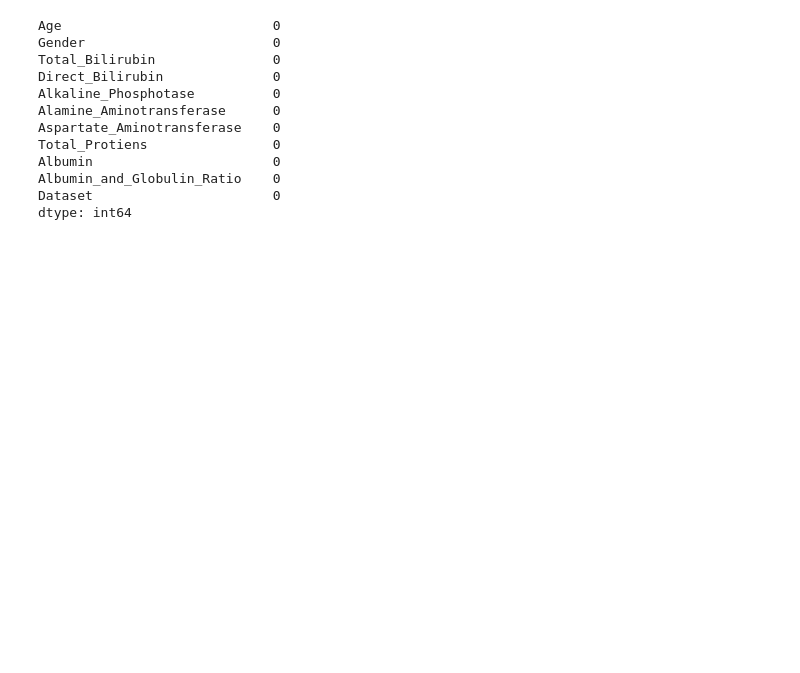
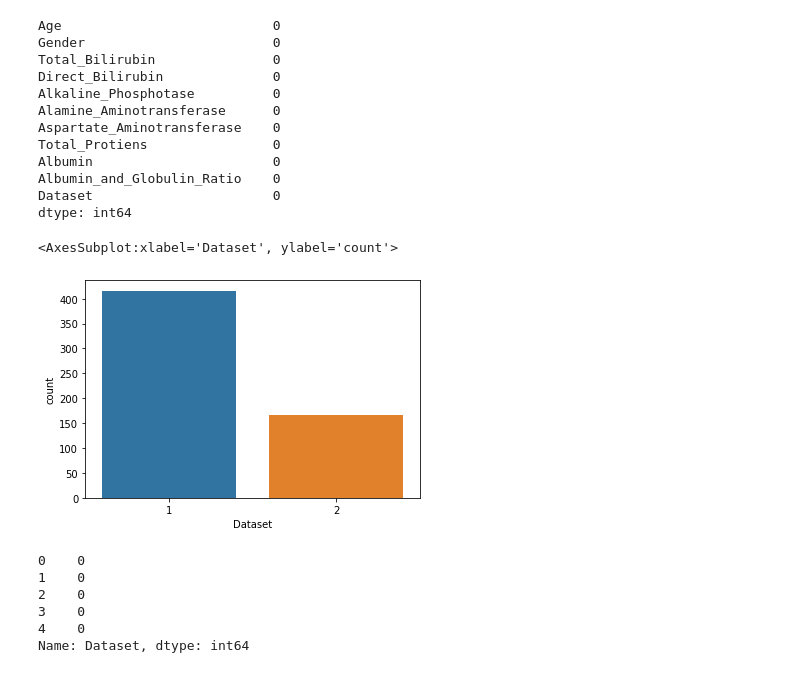
Before and after one commit to rootReb0rn/iMedic, a Jupyter notebook: Train/Train_Liver.ipynb, the cells around one changed output. Cells and saved outputs as stored; diff of their text form; code cells hidden in the pictures; blank space fills up the shorter version.

```diff
--- a/Train/Train_Liver.ipynb
+++ b/Train/Train_Liver.ipynb
@@ -53,4 +19,0 @@ Size of data (583, 11)
-# %%
-data = data[~data.duplicated(subset=None, keep='first')]
-duplicates =data[data.duplicated(keep=False)]
-duplicates
@@ -76,8 +67,9 @@ Albumin                       0
 Albumin_and_Globulin_Ratio    4
 Dataset                       0
 dtype: int64
+# %%
+data['Albumin_and_Globulin_Ratio'] = data['Albumin_and_Globulin_Ratio'].fillna(0.947064)
 # %%
-data = data.dropna()
 data.isnull().sum()
 # %% [output]
 Age                           0
@@ -92,3 +84,21 @@ Albumin                       0
 Albumin_and_Globulin_Ratio    0
 Dataset                       0
 dtype: int64
+# %%
+import seaborn as sns
+sns.countplot('Dataset', data = data)
+# %% [output]
+<AxesSubplot:xlabel='Dataset', ylabel='count'>
+[figure, added]
+# %%
+
+
+data['Dataset'] = data['Dataset'].replace([2,1],[1,0])
+data['Dataset'].head()
+# %% [output]
+0    0
+1    0
+2    0
+3    0
+4    0
+Name: Dataset, dtype: int64
```
Also changed, not shown: parts of 32 cells of this notebook, 5 other files.
